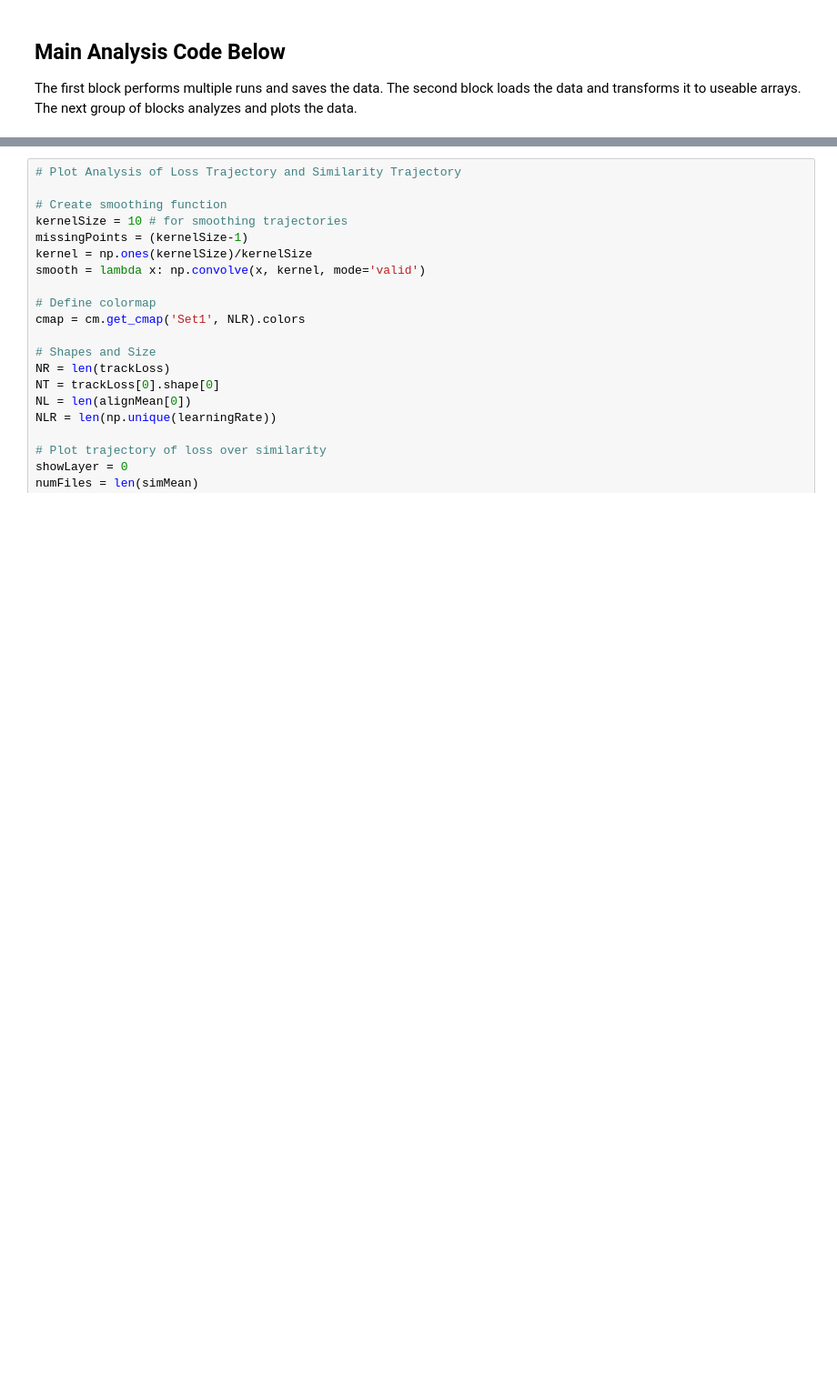
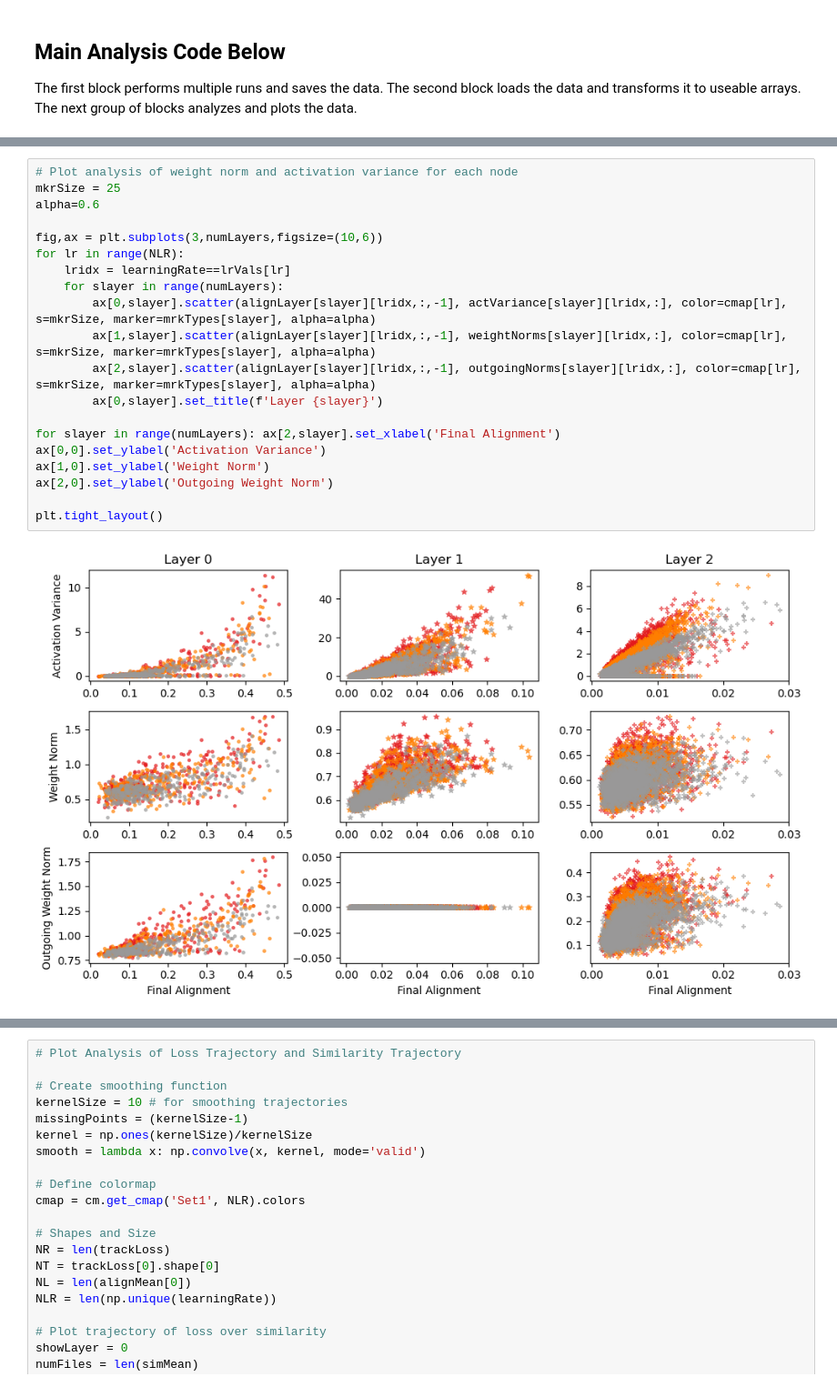
Before and after one commit to landoskape/networkAlignmentAnalysis, a Jupyter notebook: deepnets/alignmentMNIST.ipynb, the cells around one changed output, grey strips where cells are left out. Shown at 91% size. Cells and saved outputs as stored; diff of their text form; blank space fills up the shorter version.

Commit message:
Small updates + added notebook analysis

```diff
--- a/deepnets/alignmentMNIST.ipynb
+++ b/deepnets/alignmentMNIST.ipynb
@@ -387,3 +541,25 @@ plt.tight_layout()
+# %%
+# Plot analysis of weight norm and activation variance for each node
+mkrSize = 25
+alpha=0.6
+
+fig,ax = plt.subplots(3,numLayers,figsize=(10,6))
+for lr in range(NLR):
+    lridx = learningRate==lrVals[lr]
+    for slayer in range(numLayers):
+        ax[0,slayer].scatter(alignLayer[slayer][lridx,:,-1], actVariance[slayer][lridx,:], color=cmap[lr], s=mkrSize, marker=mrkTypes[slayer], alpha=alpha)
+        ax[1,slayer].scatter(alignLayer[slayer][lridx,:,-1], weightNorms[slayer][lridx,:], color=cmap[lr], s=mkrSize, marker=mrkTypes[slayer], alpha=alpha)
+        ax[2,slayer].scatter(alignLayer[slayer][lridx,:,-1], outgoingNorms[slayer][lridx,:], color=cmap[lr], s=mkrSize, marker=mrkTypes[slayer], alpha=alpha)
+        ax[0,slayer].set_title(f'Layer {slayer}')
+
+for slayer in range(numLayers): ax[2,slayer].set_xlabel('Final Alignment')
+ax[0,0].set_ylabel('Activation Variance')
+ax[1,0].set_ylabel('Weight Norm')
+ax[2,0].set_ylabel('Outgoing Weight Norm')
+
+plt.tight_layout()
+# %% [output]
+[figure, added]
 # %%
 # Plot Results of Targeted Dropout Experiment
 mkrSize = 25
```
Also changed, not shown: parts of 12 cells of this notebook, 2 other files.
